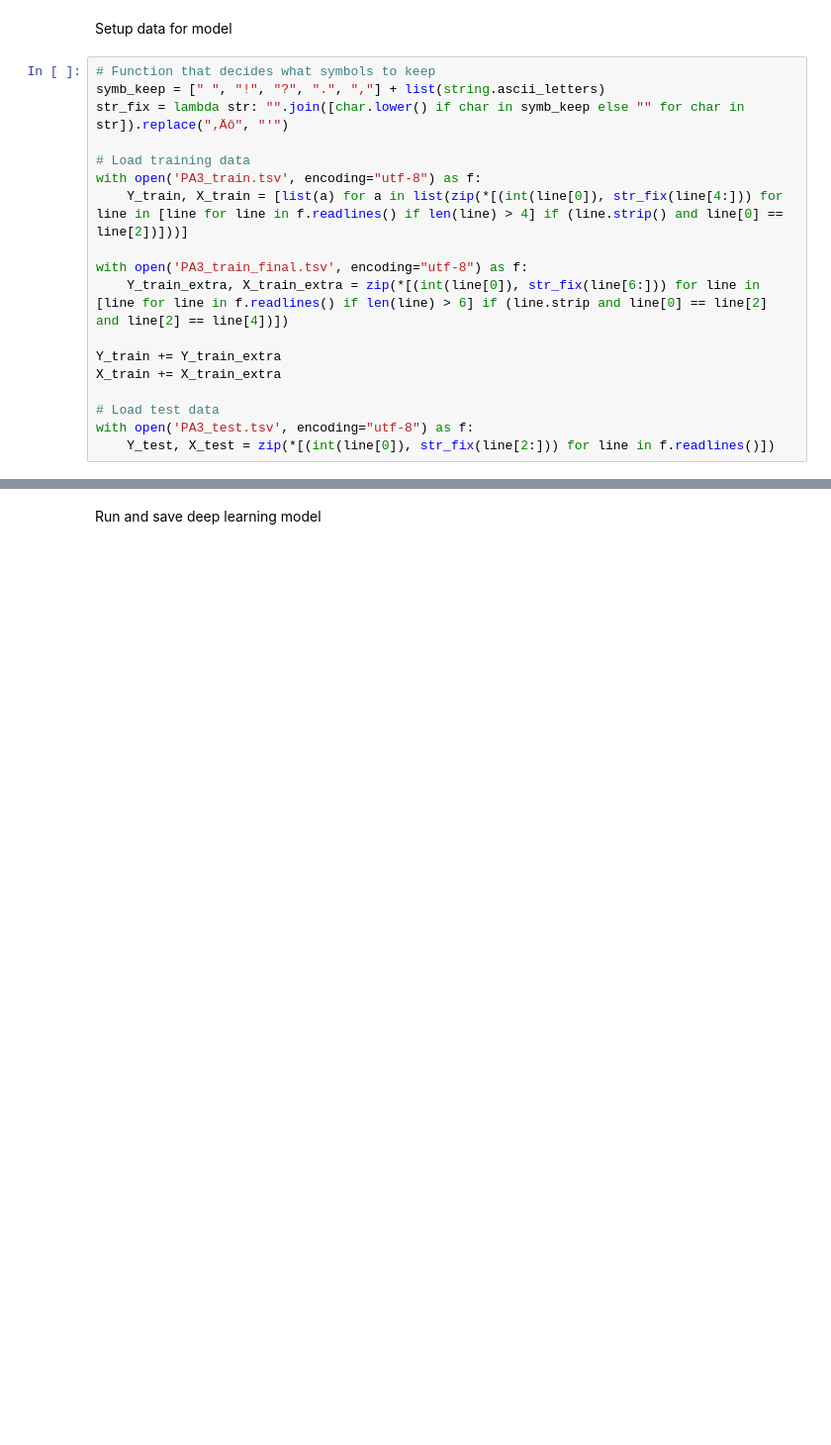
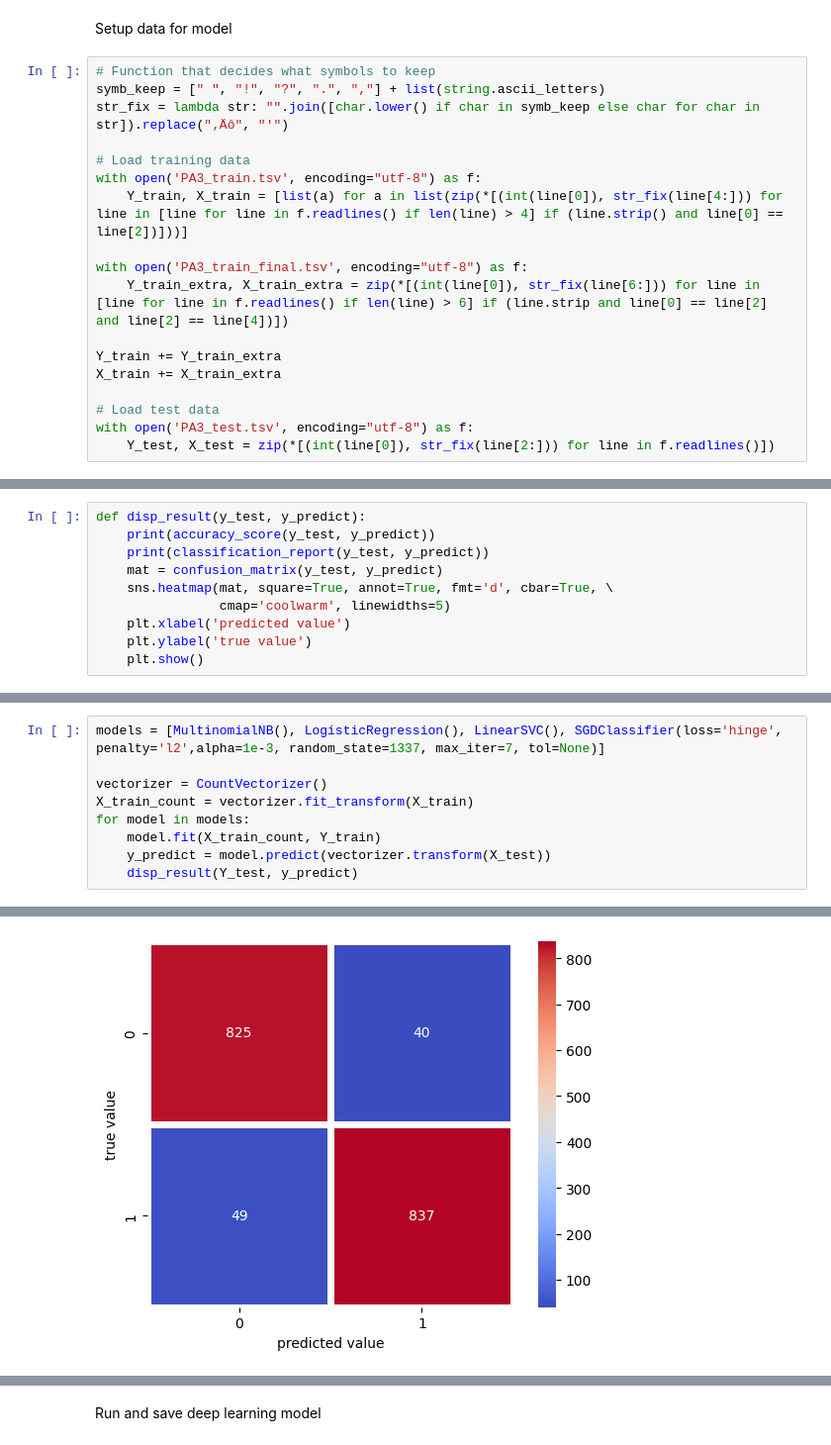
Before and after one commit to ninjasnigel/applied_machine_learning, a Jupyter notebook: lab3/lab3.ipynb, the cells around one changed output, grey strips where cells are left out. Shown: that part at 99% size. Saved outputs shown, nothing was run; the diff lists cells and outputs as text; blank space fills up the shorter version.

```diff
--- a/lab3/lab3.ipynb
+++ b/lab3/lab3.ipynb
@@ -23,7 +32,7 @@ Setup data for model
 # %%
 # Function that decides what symbols to keep
 symb_keep = [" ", "!", "?", ".", ","] + list(string.ascii_letters)
-str_fix = lambda str: "".join([char.lower() if char in symb_keep else "" for char in str]).replace("‚Äô", "'")
+str_fix = lambda str: "".join([char.lower() if char in symb_keep else char for char in str]).replace("‚Äô", "'")
 
 # Load training data
 with open('PA3_train.tsv', encoding="utf-8") as f:
@@ -40,0 +54,10 @@ with open('PA3_test.tsv', encoding="utf-8") as f:
+# %%
+def disp_result(y_test, y_predict):
+    print(accuracy_score(y_test, y_predict))
+    print(classification_report(y_test, y_predict))
+    mat = confusion_matrix(y_test, y_predict)
+    sns.heatmap(mat, square=True, annot=True, fmt='d', cbar=True, \
+                cmap='coolwarm', linewidths=5)
+    plt.xlabel('predicted value')
+    plt.ylabel('true value')
+    plt.show()
@@ -40,0 +66,10 @@ with open('PA3_test.tsv', encoding="utf-8") as f:
+# %%
+models = [MultinomialNB(), LogisticRegression(), LinearSVC(), SGDClassifier(loss='hinge', penalty='l2',alpha=1e-3, random_state=1337, max_iter=7, tol=None)]
+
+vectorizer = CountVectorizer()
+X_train_count = vectorizer.fit_transform(X_train)
+for model in models:
+    model.fit(X_train_count, Y_train)
+    y_predict = model.predict(vectorizer.transform(X_test))
+    disp_result(Y_test, y_predict)
+# %% [output]
@@ -40,0 +85 @@ with open('PA3_test.tsv', encoding="utf-8") as f:
+[figure, added]
```
Also changed, not shown: parts of 6 cells of this notebook, 5 other files.
